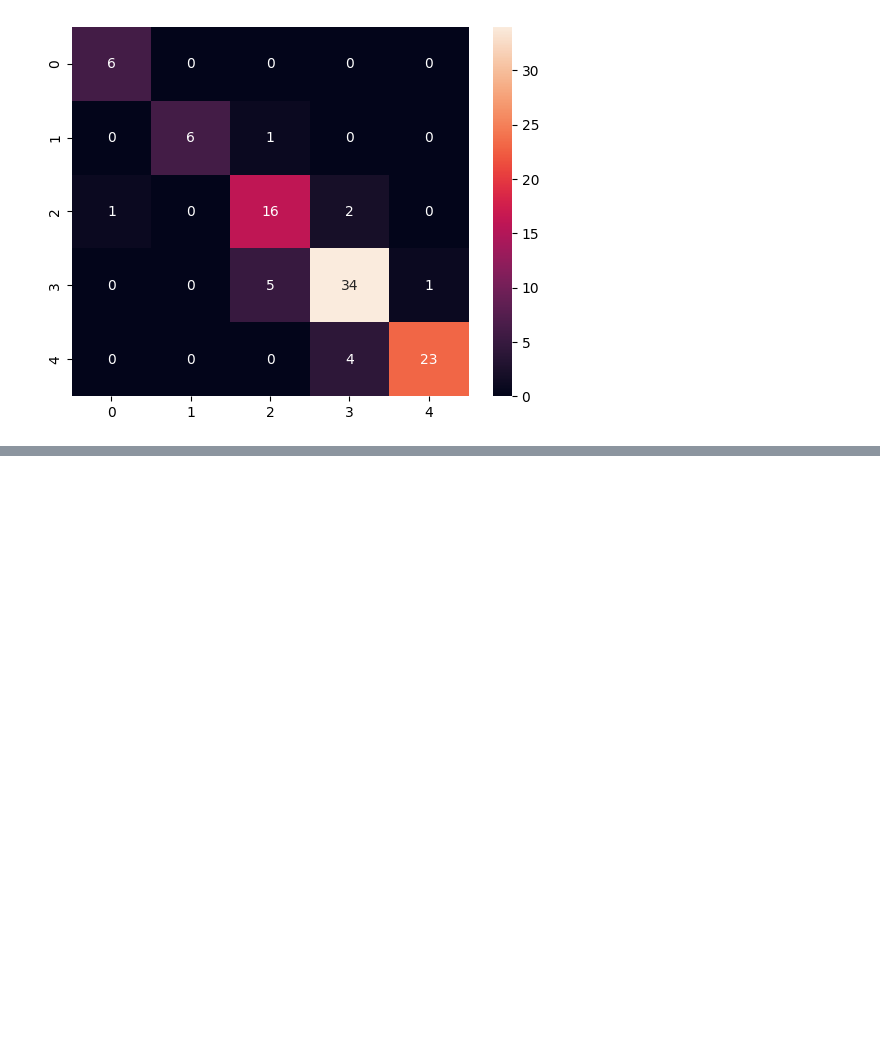
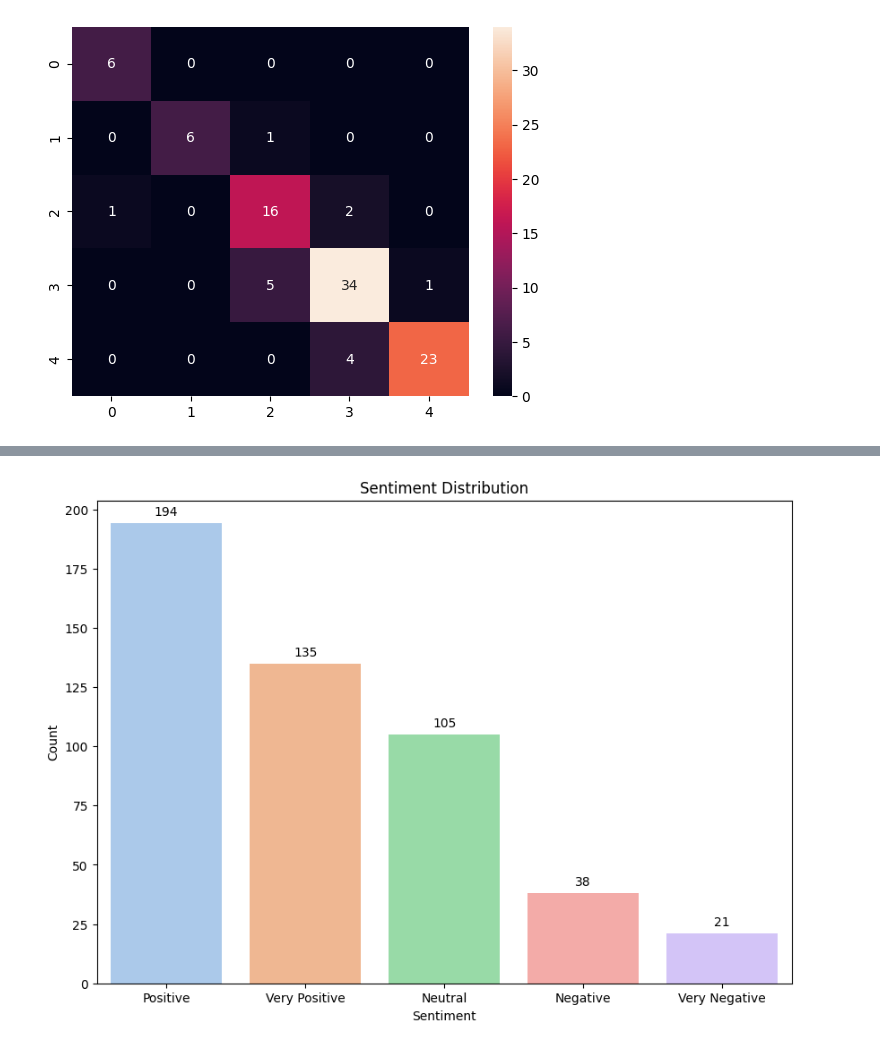
Before and after one commit to suarasiy/sentiment-analysis, a Jupyter notebook: app.ipynb, the cells around one changed output, grey strips where cells are left out. Saved outputs shown, nothing was run; the diff lists cells and outputs as text; code cells hidden in the pictures; blank space fills up the shorter version.

```diff
--- a/app.ipynb
+++ b/app.ipynb
@@ -307,0 +207,21 @@ print('Classification Report with Chi-Square selected features:\n', report_k_bes
+# %%
+# Count the occurrences of each sentiment label
+sentiment_counts = data['sentiment_label'].value_counts()
+
+# Plot the sentiment distribution as a bar chart
+plt.figure(figsize=(10, 7))
+ax = sns.barplot(x=sentiment_counts.index, y=sentiment_counts.values, palette='pastel', hue=sentiment_counts.index)
+
+for p in ax.patches:
+    ax.annotate(format(p.get_height(), '.0f'),
+                (p.get_x() + p.get_width() / 2., p.get_height()),
+                ha = 'center', va = 'center',
+                xytext = (0, 9),
+                textcoords = 'offset points')
+
+plt.xlabel('Sentiment')
+plt.ylabel('Count')
+plt.title('Sentiment Distribution')
+plt.show()
+# %% [output]
+[figure, added]
```
Also changed, not shown: parts of 13 cells of this notebook.
